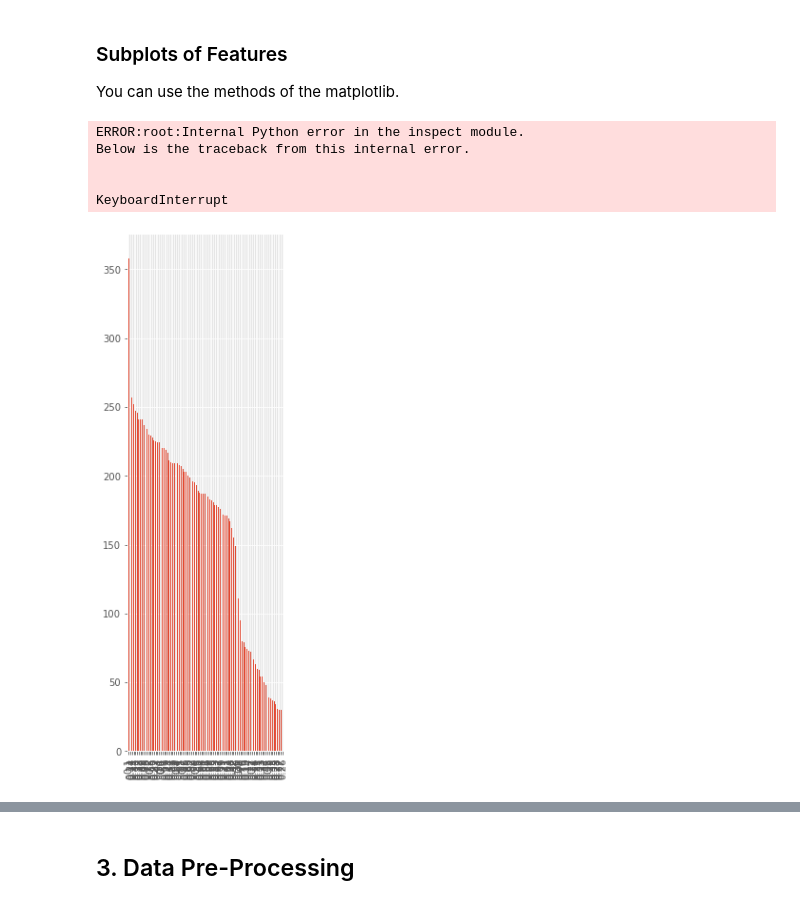
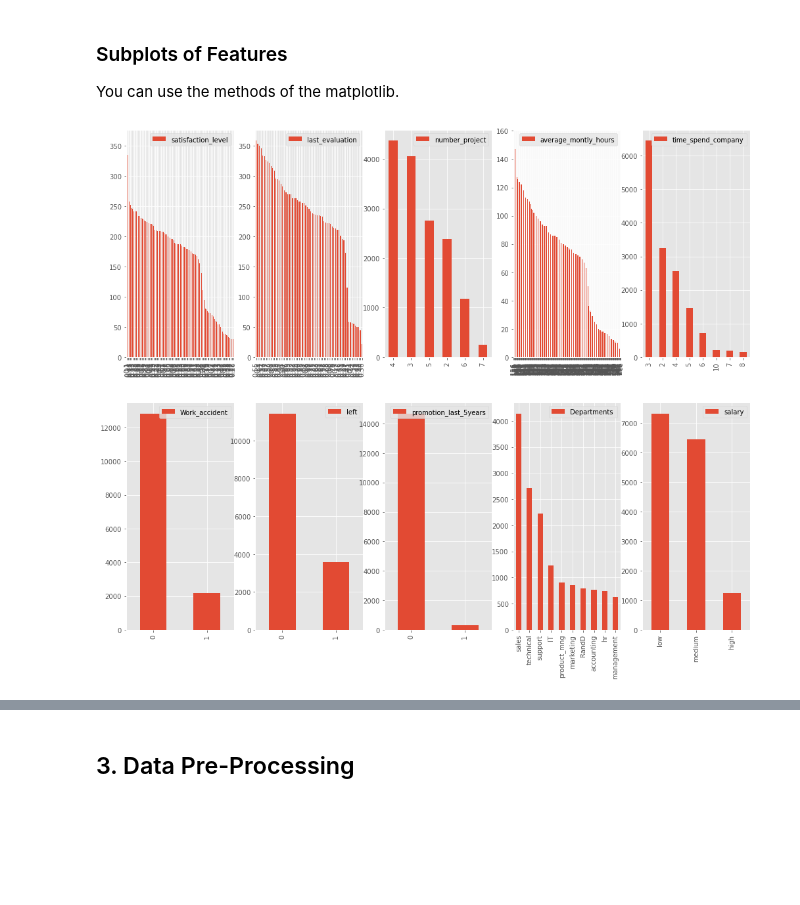
Before and after one commit to smeteo/Data_Science_and_Machine_Learning, a Jupyter notebook: 8. Capstone Projects/Project_2_Churn_Prediction/Churn Prediction_Capstone_Project_2.ipynb, the cells around one changed output, grey strips where cells are left out. Saved outputs shown, nothing was run; the diff lists cells and outputs as text; code cells hidden in the pictures; blank space fills up the shorter version.

```diff
--- a/8. Capstone Projects/Project_2_Churn_Prediction/Churn Prediction_Capstone_Project_2.ipynb
+++ b/8. Capstone Projects/Project_2_Churn_Prediction/Churn Prediction_Capstone_Project_2.ipynb
@@ -293,19 +293,10 @@ for p in ax.patches:
 
 You can use the methods of the matplotlib.
 # %%
-plt.figure(figsize=(17,10))
+plt.figure(figsize=(17,14))
 for i, col in enumerate(df.columns):
-    when i < 6:
-        plt.subplot(1,5,i+1)
-        df[col].value_counts().plot.bar(label=col)
-    else:
-        plt.subplot(2,5,i-5)
-        df[col].value_counts().plot.bar(label=col)
+    plt.subplot(2,5,i+1)
+    df[col].value_counts().plot.bar(label=col)
     plt.legend()
 # %% [output]
-ERROR:root:Internal Python error in the inspect module.
-Below is the traceback from this internal error.
-
-
-KeyboardInterrupt
-[figure, old version]
+[figure, new version]
```
Also changed, not shown: parts of 10 cells of this notebook.
